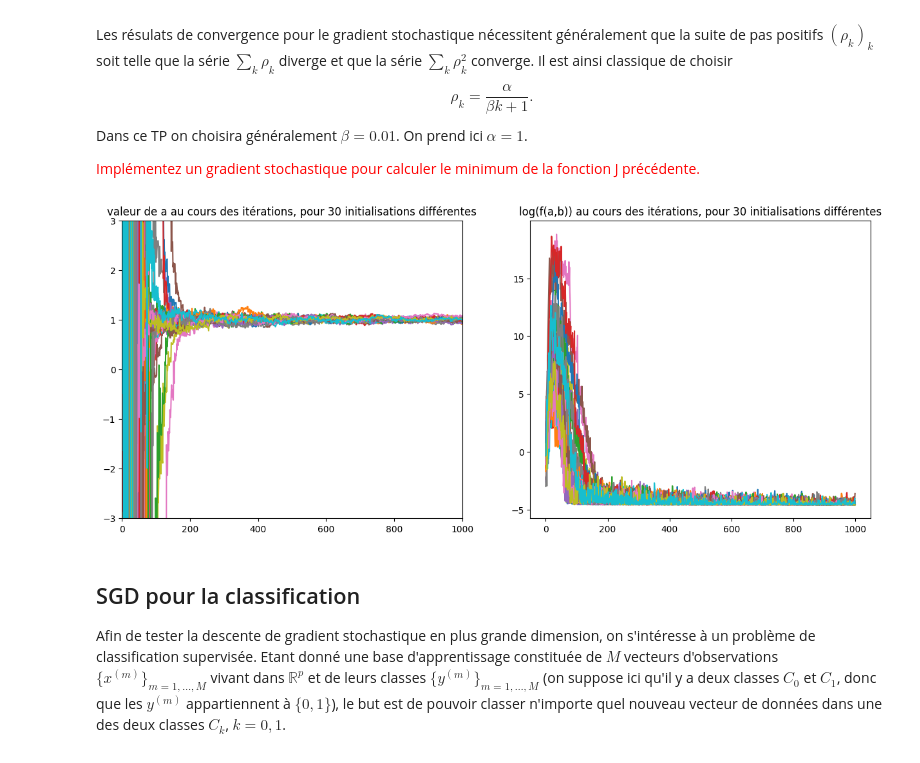
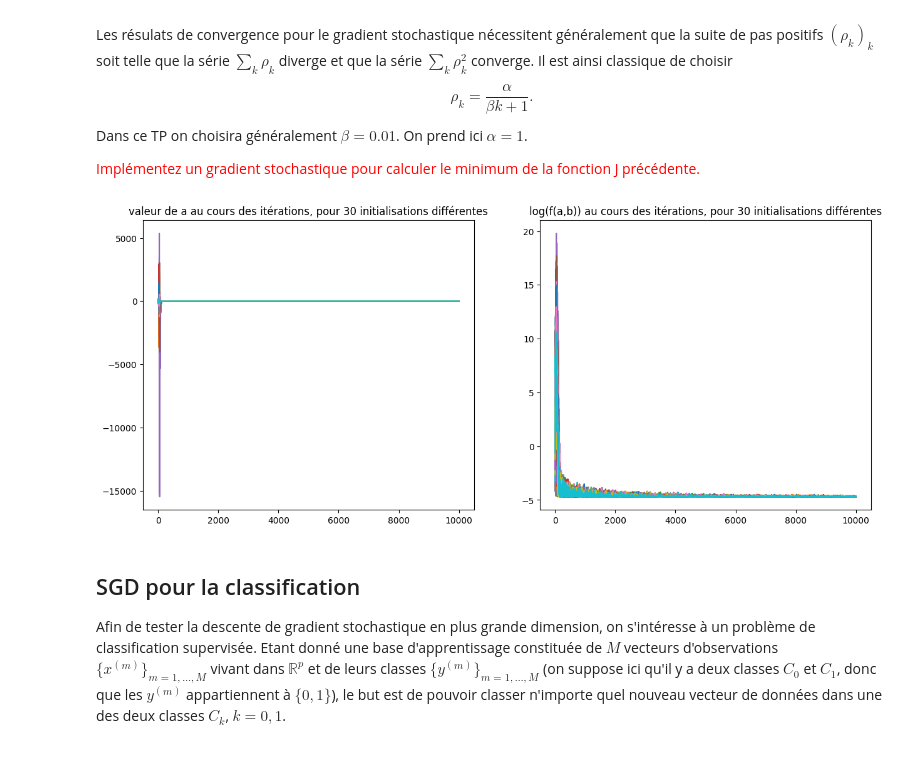
Before and after one commit to joanglaunes/algosto, a Jupyter notebook: python/TP_gradient_stochastique_session.ipynb, the cells around one changed output. Cells and saved outputs as stored; diff of their text form; code cells hidden in the pictures.

```diff
--- a/python/TP_gradient_stochastique_session.ipynb
+++ b/python/TP_gradient_stochastique_session.ipynb
@@ -48,7 +46,7 @@ rho   = 0.1                                         # pas
 # %%
 plt.figure(figsize=(15,6))
 t_a = np.zeros((niter,))
-cout = np.zeros((niter,))
+cout_gd = np.zeros((niter,))
 axes  = plt.subplot(1, 2, 1)
 axes2 = plt.subplot(1, 2, 2)
 
@@ -60,10 +58,10 @@ for l in range(L):
         dJa, dJb = 2/N*np.sum(x*(a*x+b-y)), 2/N*np.sum((a*x+b-y))
         a = a - rho*dJa
         b = b - rho*dJb
-        cout[k] = J(a,b)
+        cout_gd[k] = J(a,b)
     axes.plot(t_a)
     axes.set_title('valeur de a au cours des itérations, pour 30 initialisations différentes')
-    axes2.plot(np.log(cout))
+    axes2.plot(np.log(cout_gd))
     axes2.set_title('log(J(a,b)) au cours des itérations, pour 30 initialisations différentes')
 plt.show()
 # %% [output]
@@ -81,30 +79,31 @@ Dans ce TP on choisira généralement $\beta = 0.01$. On prend ici $\alpha = 1$.
 <p><font color="red"> Implémentez un gradient stochastique pour calculer le minimum de la fonction J précédente. </font></p>
 # %%
 plt.figure(figsize=(15,6))
+
+niter = 10000
 t_a = np.zeros((niter,))
-cout = np.zeros((niter,))
+cout_gds = np.zeros((niter,))
 axes  = plt.subplot(1, 2, 1)
 axes2 = plt.subplot(1, 2, 2)
 
 alpha, beta = 1, 0.01
 
 # Descente de gradient stochastique
 for l in range(L):
     a,b = a0[l],b0[l]
     for k in range(niter):
         rho_k = alpha / (beta*k+1)
         t_a[k] = a.item()
         i_k = np.random.randint(0,N,1)
         dfa = 2*(x[i_k]*(a*x[i_k]+b-y[i_k]))
         dfb = 2*(a*x[i_k]+b-y[i_k])
         a = a - rho_k*dfa
         b = b - rho_k*dfb
-        cout[k] = J(a,b)
+        cout_gds[k] = J(a,b)
     axes.plot(t_a)
-    axes.axis([0,1000,-3,3])
     axes.set_title('valeur de a au cours des itérations, pour 30 initialisations différentes')
-    axes2.plot(np.log(cout))
+    axes2.plot(np.log(cout_gds))
     axes2.set_title('log(f(a,b)) au cours des itérations, pour 30 initialisations différentes')
 plt.show()
 # %% [output]
-[figure, old version]
+[figure, new version]
```
Also changed, not shown: parts of 13 cells of this notebook.
